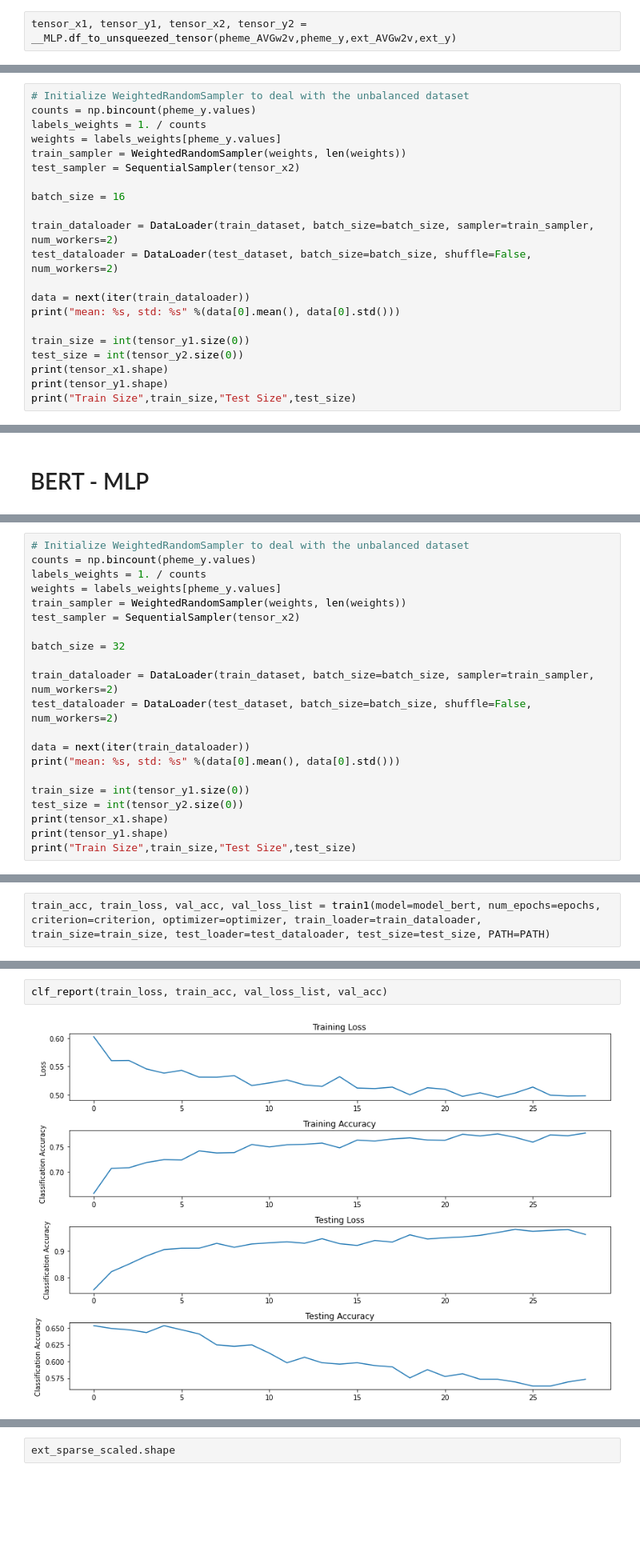
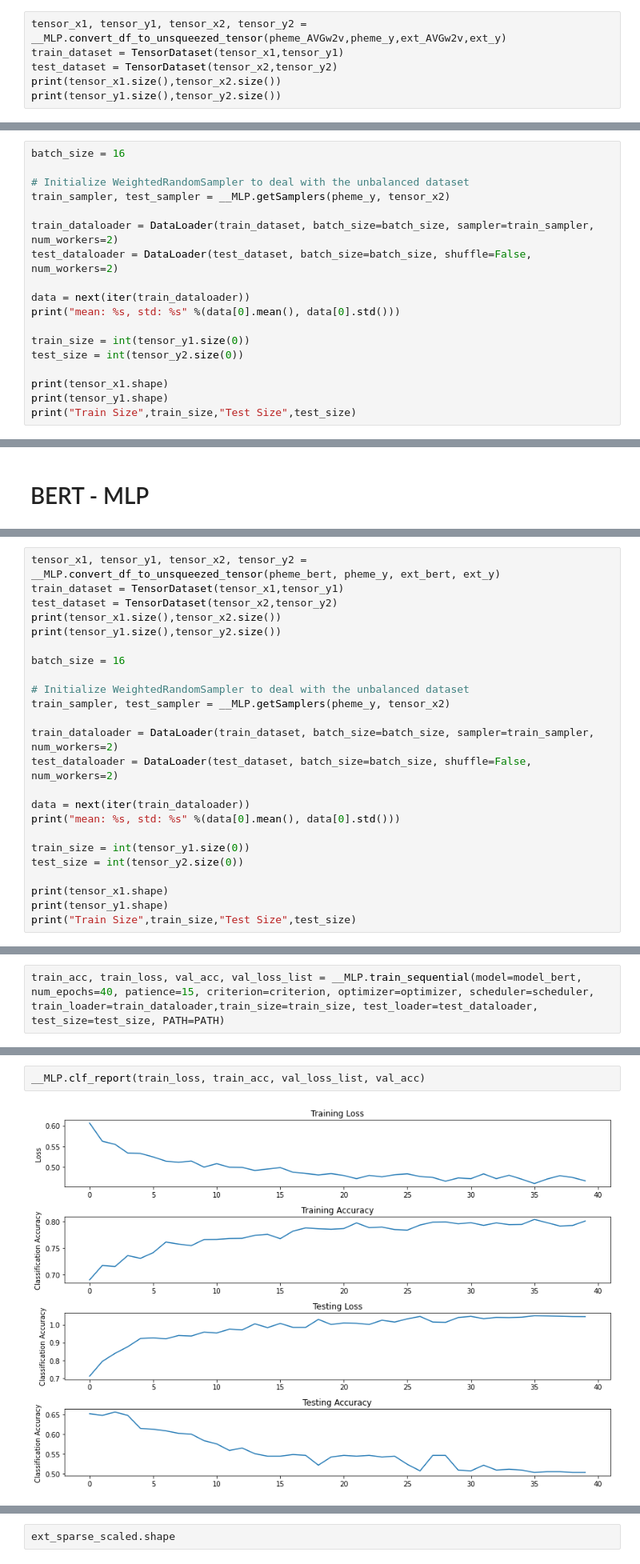
Before and after one commit to zzunebye/Capstone-code-data, a Jupyter notebook: _CLF_MLP.ipynb, the cells around one changed output, grey strips where cells are left out. Shown at 80% size. Drawn from its saved outputs; the diff is of its cells as text; blank space fills up the shorter version.

```diff
--- a/_CLF_MLP.ipynb
+++ b/_CLF_MLP.ipynb
@@ -457,3 +415,7 @@ test_dataset = TensorDataset(tensor_x2,tensor_y2)
 # %%
-tensor_x1, tensor_y1, tensor_x2, tensor_y2 = __MLP.df_to_unsqueezed_tensor(pheme_AVGw2v,pheme_y,ext_AVGw2v,ext_y)
+tensor_x1, tensor_y1, tensor_x2, tensor_y2 = __MLP.convert_df_to_unsqueezed_tensor(pheme_AVGw2v,pheme_y,ext_AVGw2v,ext_y)
+train_dataset = TensorDataset(tensor_x1,tensor_y1)
+test_dataset = TensorDataset(tensor_x2,tensor_y2)
+print(tensor_x1.size(),tensor_x2.size())
+print(tensor_y1.size(),tensor_y2.size())
 # %% [output]
@@ -461,12 +424,8 @@ AttributeError: module '__MLP' has no attribute 'df_to_unsqueezed_tensor'
 # %%
+batch_size = 16
+
 # Initialize WeightedRandomSampler to deal with the unbalanced dataset
-counts = np.bincount(pheme_y.values)
-labels_weights = 1. / counts
-weights = labels_weights[pheme_y.values]
-train_sampler = WeightedRandomSampler(weights, len(weights))
-test_sampler = SequentialSampler(tensor_x2)
-
-batch_size = 16
+train_sampler, test_sampler = __MLP.getSamplers(pheme_y, tensor_x2)
 
 train_dataloader = DataLoader(train_dataset, batch_size=batch_size, sampler=train_sampler, num_workers=2)
 test_dataloader = DataLoader(test_dataset, batch_size=batch_size, shuffle=False, num_workers=2)
@@ -476,6 +435,7 @@ print("mean: %s, std: %s" %(data[0].mean(), data[0].std()))
 
 train_size = int(tensor_y1.size(0))
 test_size = int(tensor_y2.size(0))
+
 print(tensor_x1.shape)
 print(tensor_y1.shape)
 print("Train Size",train_size,"Test Size",test_size)
@@ -565,12 +517,14 @@ test_dataset = TensorDataset(tensor_x2,tensor_y2)
 # %%
+tensor_x1, tensor_y1, tensor_x2, tensor_y2 = __MLP.convert_df_to_unsqueezed_tensor(pheme_bert, pheme_y, ext_bert, ext_y)
+train_dataset = TensorDataset(tensor_x1,tensor_y1)
+test_dataset = TensorDataset(tensor_x2,tensor_y2)
+print(tensor_x1.size(),tensor_x2.size())
+print(tensor_y1.size(),tensor_y2.size())
+
+batch_size = 16
+
 # Initialize WeightedRandomSampler to deal with the unbalanced dataset
-counts = np.bincount(pheme_y.values)
-labels_weights = 1. / counts
-weights = labels_weights[pheme_y.values]
-train_sampler = WeightedRandomSampler(weights, len(weights))
-test_sampler = SequentialSampler(tensor_x2)
-
-batch_size = 32
+train_sampler, test_sampler = __MLP.getSamplers(pheme_y, tensor_x2)
 
 train_dataloader = DataLoader(train_dataset, batch_size=batch_size, sampler=train_sampler, num_workers=2)
 test_dataloader = DataLoader(test_dataset, batch_size=batch_size, shuffle=False, num_workers=2)
@@ -580,6 +534,7 @@ print("mean: %s, std: %s" %(data[0].mean(), data[0].std()))
 
 train_size = int(tensor_y1.size(0))
 test_size = int(tensor_y2.size(0))
+
 print(tensor_x1.shape)
 print(tensor_y1.shape)
 print("Train Size",train_size,"Test Size",test_size)
@@ -625,5 +582,5 @@ scheduler = get_linear_schedule_with_warmup(optimizer,
 
 PATH = "./Model/state_dict_bert_model.pt"
 # %%
-train_acc, train_loss, val_acc, val_loss_list = train1(model=model_bert, num_epochs=epochs, criterion=criterion, optimizer=optimizer, train_loader=train_dataloader, train_size=train_size, test_loader=test_dataloader, test_size=test_size, PATH=PATH)
+train_acc, train_loss, val_acc, val_loss_list = __MLP.train_sequential(model=model_bert, num_epochs=40, patience=15, criterion=criterion, optimizer=optimizer, scheduler=scheduler, train_loader=train_dataloader,train_size=train_size, test_loader=test_dataloader, test_size=test_size, PATH=PATH)
 # %% [output]
@@ -647,4 +604,4 @@ Finishing the Model: Loss is not decreasing...
 # %%
-clf_report(train_loss, train_acc, val_loss_list, val_acc)
+__MLP.clf_report(train_loss, train_acc, val_loss_list, val_acc)
 # %% [output]
-[figure, old version]
+[figure, new version]
```
Also changed, not shown: parts of 30 cells of this notebook, 4 other files.
